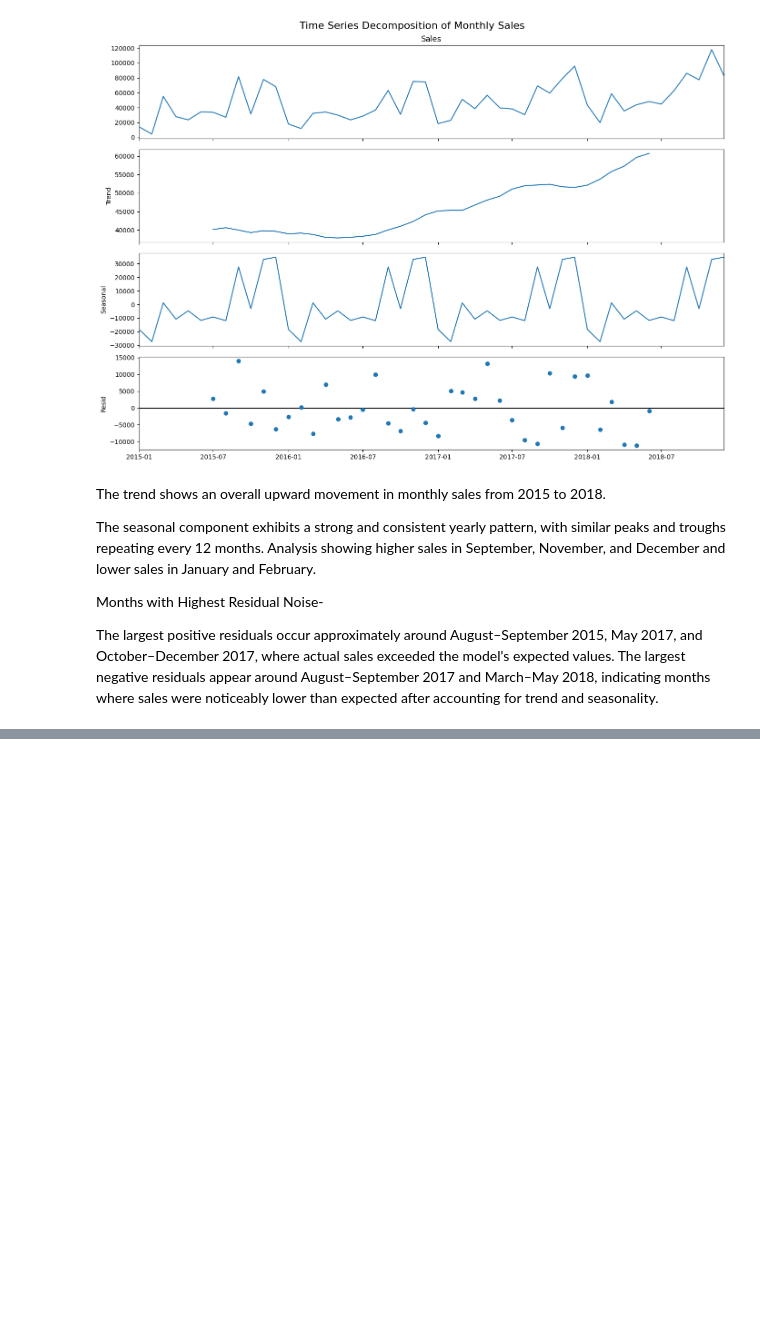
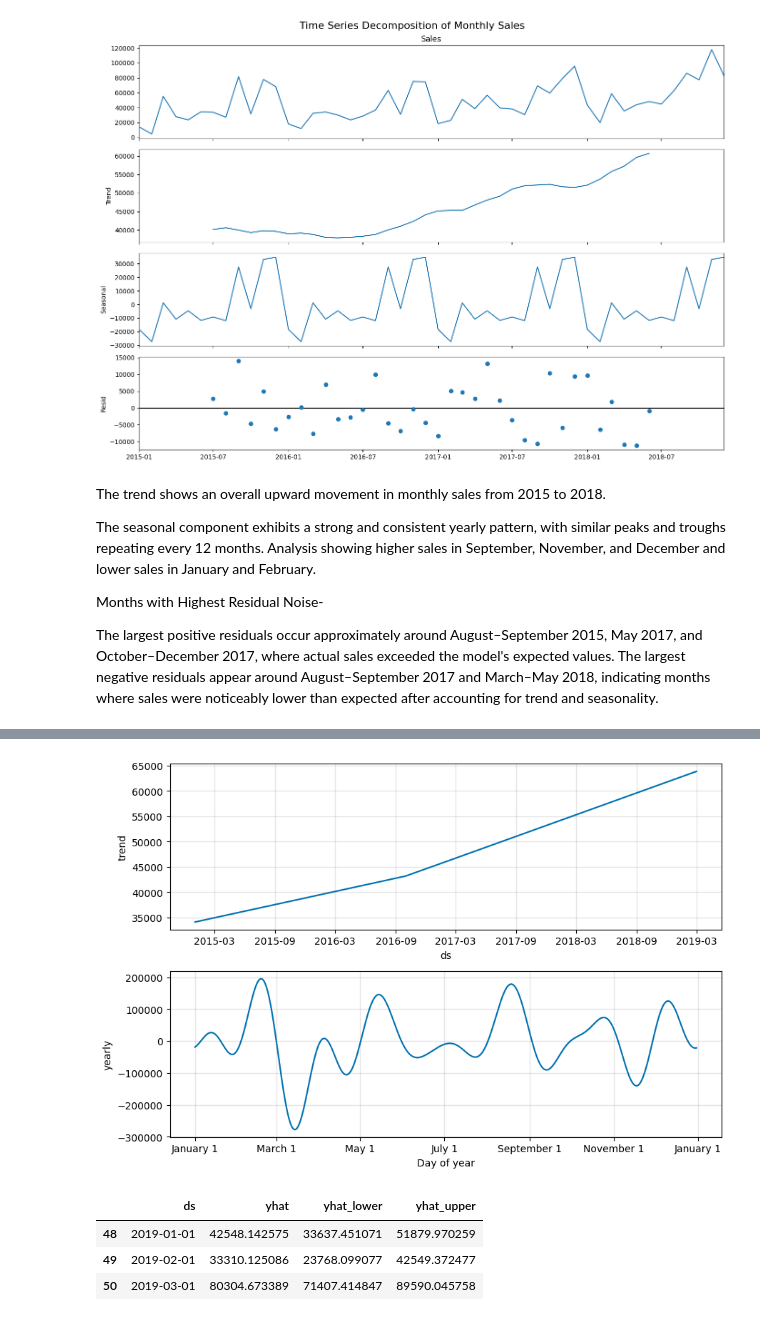
Before and after one commit to Vasumitt123/End-to-End-Sales-Forecasting-Demand-Intelligence-System, a Jupyter notebook: Analyis.ipynb, the cells around one changed output, grey strips where cells are left out. Saved outputs shown, nothing was run; the diff lists cells and outputs as text; code cells hidden in the pictures; blank space fills up the shorter version.

```diff
--- a/Analyis.ipynb
+++ b/Analyis.ipynb
@@ -428,0 +690,12 @@ The largest negative residuals appear around August–September 2017 and March
+# %%
+model.plot_components(forecast)
+plt.show()
+# %% [output]
+[figure, added]
+# %%
+forecast[['ds','yhat','yhat_lower','yhat_upper']].tail(3)
+# %% [output]
+|  | ds | yhat | yhat_lower | yhat_upper |
+| 48 | 2019-01-01 | 42548.142575 | 33637.451071 | 51879.970259 |
+| 49 | 2019-02-01 | 33310.125086 | 23768.099077 | 42549.372477 |
+| 50 | 2019-03-01 | 80304.673389 | 71407.414847 | 89590.045758 |
```
Also changed, not shown: parts of 14 cells of this notebook.
